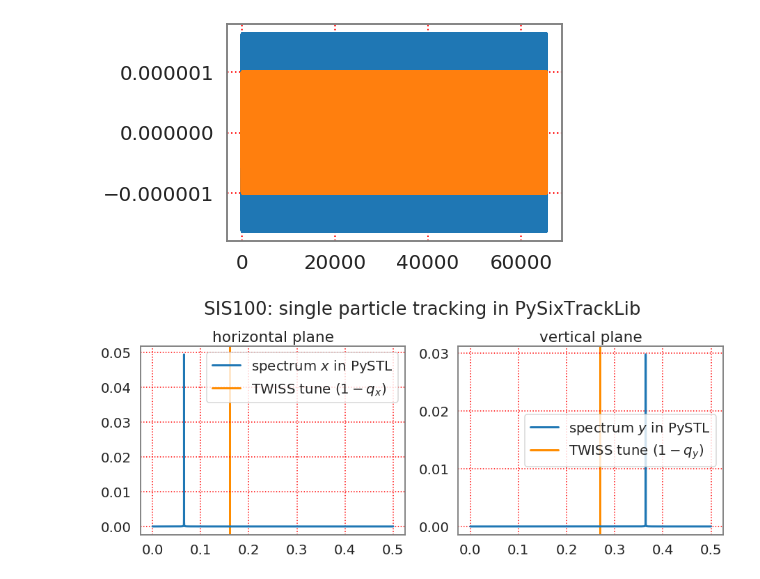
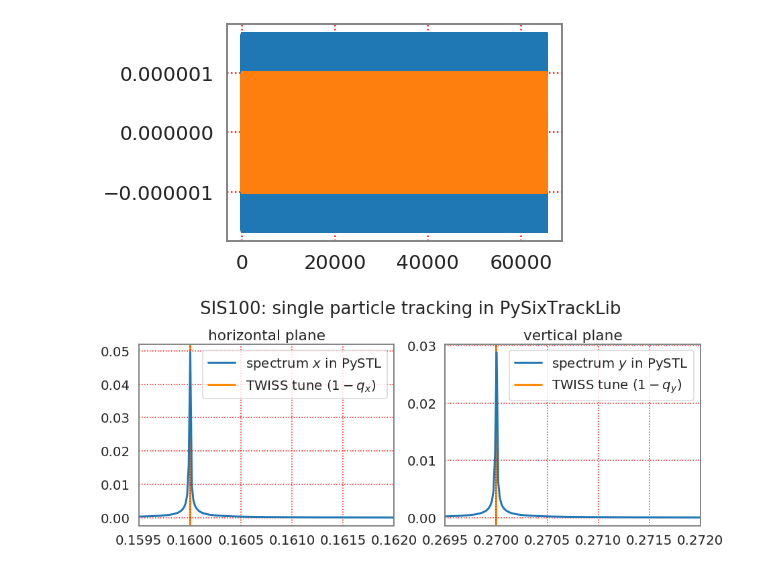
Before and after one commit to aoeftiger/sixtracklib_pyht_playground, a Jupyter notebook: sis100/SIS100.ipynb, the cells around one changed output. Drawn from its saved outputs; the diff is of its cells as text; code cells hidden in the pictures.

```diff
--- a/sis100/SIS100.ipynb
+++ b/sis100/SIS100.ipynb
@@ -142,7 +142,8 @@ sis100 = madx.sequence.sis100ring
 # %%
 pysixtrack_elements, _ = pysixtrack.Line.from_madx_sequence(
     sis100, exact_drift=True, ignored_madtypes=[
-        'collimator', 'kicker', 'elseparator'])
+        'collimator', 'kicker', 'elseparator']
+)
 # %%
 # pysixtrack_elements.remove_zero_length_drifts(inplace=True);
 # %%
@@ -215,31 +203,31 @@ qy = qy if qy < 0.5 else 1 - qy
 # %%
 fig, ax = plt.subplots(1, 2, figsize=(15, 5))
 
 plt.sca(ax[0])
 plt.title('horizontal plane')
 plt.plot(
     np.fft.rfftfreq(len(rec_x)),
     np.abs(np.fft.rfft(rec_x)),
     label=r'spectrum $x$ in PySTL'
 )
 plt.axvline(qx, color='darkorange', zorder=-1,
             label='TWISS tune $(1-q_x)$')
-# plt.xlim(qx - 0.0005, qx + 0.002)
+plt.xlim(qx - 0.0005, qx + 0.002)
 plt.legend()
 
 plt.sca(ax[1])
 plt.title('vertical plane')
 plt.plot(
     np.fft.rfftfreq(len(rec_y)),
     np.abs(np.fft.rfft(rec_y)),
     label=r'spectrum $y$ in PySTL'
 )
 plt.axvline(qy, color='darkorange', zorder=-1,
             label='TWISS tune $(1-q_y)$')
-# plt.xlim(qy - 0.0005, qy + 0.002)
+plt.xlim(qy - 0.0005, qy + 0.002)
 plt.legend()
 
 plt.suptitle('SIS100: single particle tracking in PySixTrackLib', y=1.06, fontsize=26)
 plt.savefig('./pystl_sis100_tunes.pdf', bbox_inches='tight')
 # %% [output]
-[figure, old version]
+[figure, new version]
```
Also changed, not shown: parts of 6 cells of this notebook, 1 other file.
